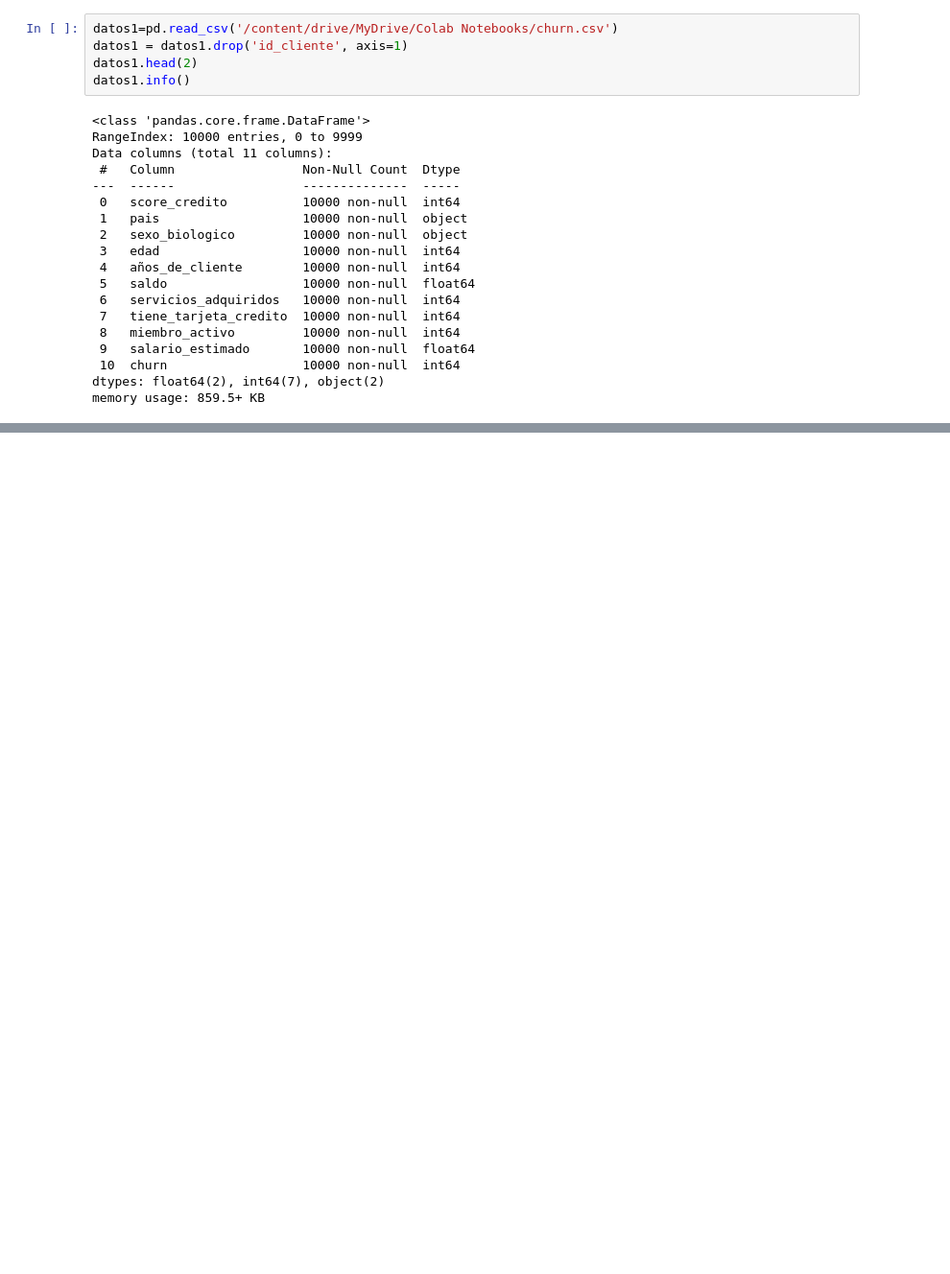
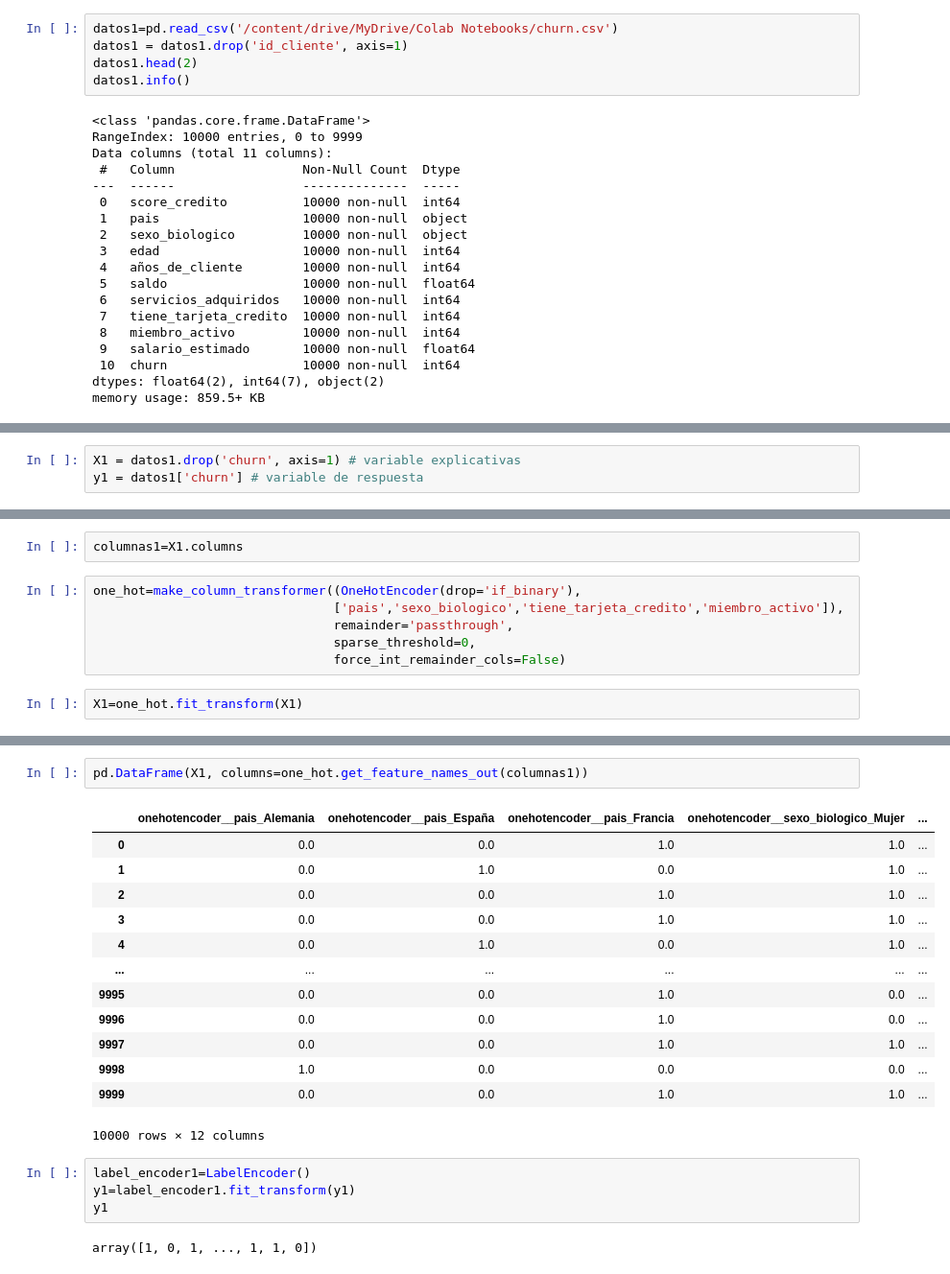
Before and after one commit to Tecindes/Ejercicios-Propuestos, a Jupyter notebook: Ejercicios.ipynb, the cells around one changed output, grey strips where cells are left out. Shown: that part at 96% size. Drawn from its saved outputs; the diff is of its cells as text; blank space fills up the shorter version.

```diff
--- a/Ejercicios.ipynb
+++ b/Ejercicios.ipynb
@@ -51,0 +61,3 @@ px.box(datos1,x='salario_estimado',color='churn')
+# %%
+X1 = datos1.drop('churn', axis=1) # variable explicativas
+y1 = datos1['churn'] # variable de respuesta
@@ -51,0 +73,10 @@ px.box(datos1,x='salario_estimado',color='churn')
+# %%
+columnas1=X1.columns
+# %%
+one_hot=make_column_transformer((OneHotEncoder(drop='if_binary'),
+                                ['pais','sexo_biologico','tiene_tarjeta_credito','miembro_activo']),
+                                remainder='passthrough',
+                                sparse_threshold=0,
+                                force_int_remainder_cols=False)
+# %%
+X1=one_hot.fit_transform(X1)
@@ -51,0 +94,22 @@ px.box(datos1,x='salario_estimado',color='churn')
+# %%
+pd.DataFrame(X1, columns=one_hot.get_feature_names_out(columnas1))
+# %% [output]
+|  | onehotencoder__pais_Alemania | onehotencoder__pais_España | onehotencoder__pais_Francia | onehotencoder__sexo_biologico_Mujer | ... |
+| 0 | 0.0 | 0.0 | 1.0 | 1.0 | ... |
+| 1 | 0.0 | 1.0 | 0.0 | 1.0 | ... |
+| 2 | 0.0 | 0.0 | 1.0 | 1.0 | ... |
+| 3 | 0.0 | 0.0 | 1.0 | 1.0 | ... |
+| 4 | 0.0 | 1.0 | 0.0 | 1.0 | ... |
+| ... | ... | ... | ... | ... | ... |
+| 9995 | 0.0 | 0.0 | 1.0 | 0.0 | ... |
+| 9996 | 0.0 | 0.0 | 1.0 | 0.0 | ... |
+| 9997 | 0.0 | 0.0 | 1.0 | 1.0 | ... |
+| 9998 | 1.0 | 0.0 | 0.0 | 0.0 | ... |
+| 9999 | 0.0 | 0.0 | 1.0 | 1.0 | ... |
+10000 rows × 12 columns
+# %%
+label_encoder1=LabelEncoder()
+y1=label_encoder1.fit_transform(y1)
+y1
+# %% [output]
+array([1, 0, 1, ..., 1, 1, 0])
```
Also changed, not shown: parts of 6 cells of this notebook.
